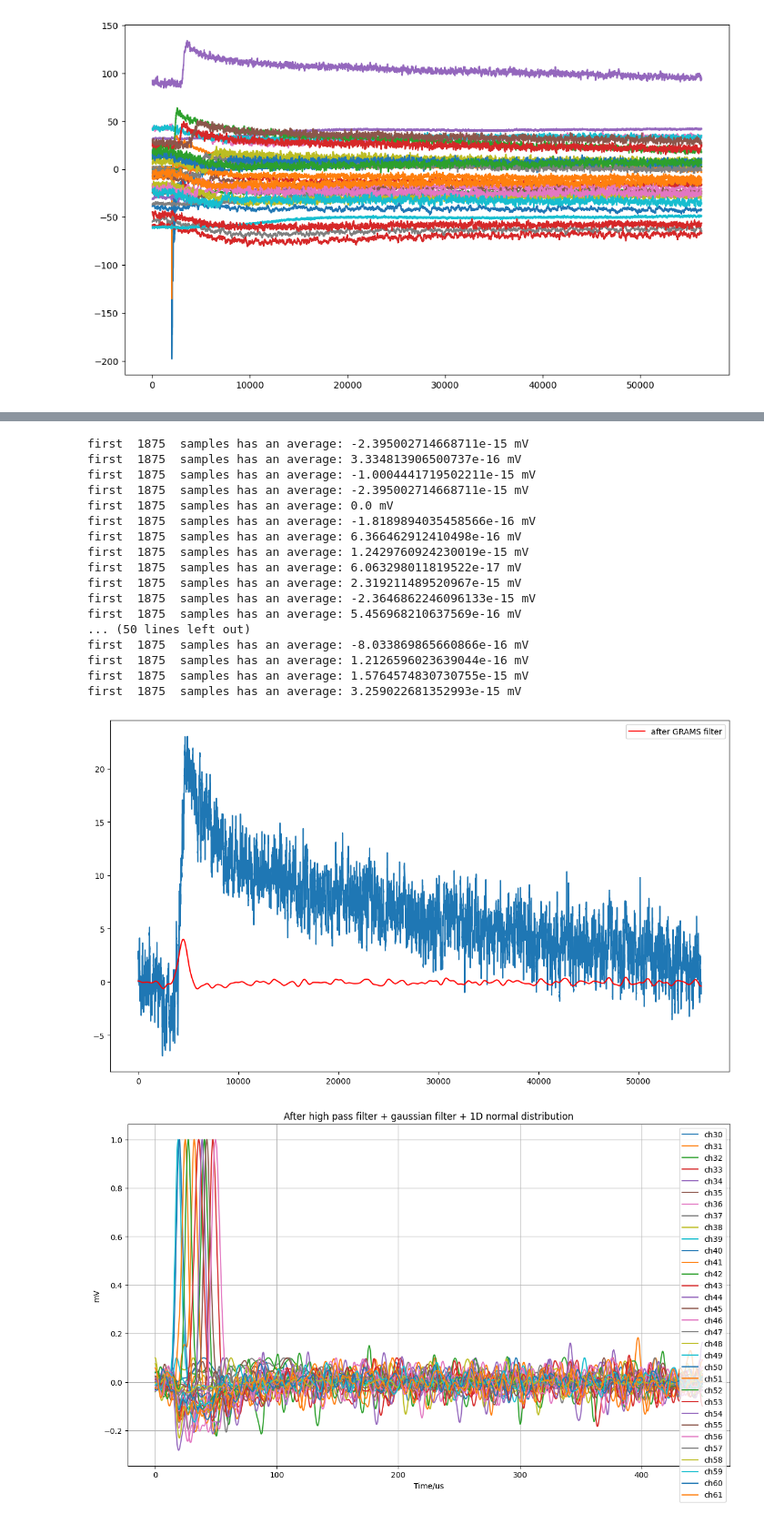
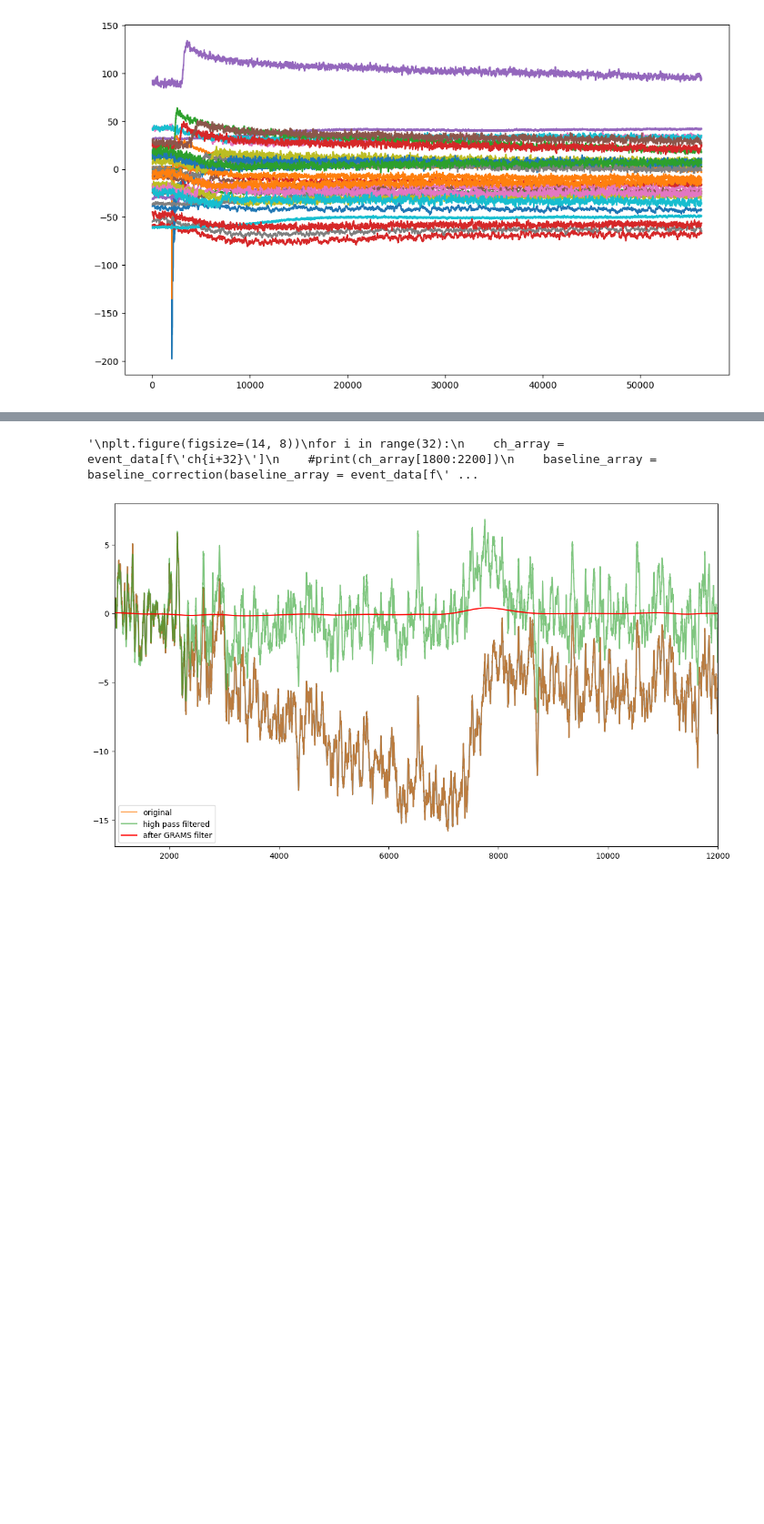
Before and after one commit to Eclipsedclaw/GramsAnalysis, a Jupyter notebook: other/microGRAMS_track_reconstruction_chbych.ipynb, the cells around one changed output, grey strips where cells are left out. Shown at 91% size. Saved outputs shown, nothing was run; the diff lists cells and outputs as text; code cells hidden in the pictures; blank space fills up the shorter version.

```diff
--- a/other/microGRAMS_track_reconstruction_chbych.ipynb
+++ b/other/microGRAMS_track_reconstruction_chbych.ipynb
@@ -129,15 +129,15 @@ from scipy.signal import butter, lfilter
 from scipy.ndimage import gaussian_filter1d
 from scipy.stats import norm
 
-temp_corrected_array = baseline_correction(baseline_array = event_data['ch33'].to_numpy())
+temp_corrected_array = baseline_correction(baseline_array = event_data['ch52'].to_numpy())
 
 after_shaper = GRAMS_shaper(signal=temp_corrected_array, peaking_time=5, sampling_rate=125, gain=700)
 
 def GRAMS_shaper_trial_1(raw_waveform, filter_order, critical_frequency, gaussian_sigma, gain, shaping_time=5, sampling_rate=125):
     b, a = butter(filter_order, critical_frequency, 'high')
-    #plt.plot(raw_waveform, alpha = 0.7, label = 'original')
+    plt.plot(raw_waveform, alpha = 0.7, label = 'original')
     high_pass_filtered = lfilter(b, a, raw_waveform)
-    #plt.plot(high_pass_filtered, alpha = 0.6, label = 'high pass filtered')
+    plt.plot(high_pass_filtered, alpha = 0.6, label = 'high pass filtered')
 
     # This is for lifting baseline, not trustworthy now
     #high_pass_filtered = (high_pass_filtered - np.min(high_pass_filtered)) / (np.max(high_pass_filtered) - np.min(high_pass_filtered)) * np.max(high_pass_filtered)
@@ -159,17 +159,24 @@ def GRAMS_shaper_trial_1(raw_waveform, filter_order, critical_frequency, gaussia
     """
     return gaussian_filtered * gain
 
+def GRAMS_high_pass(raw_waveform, filter_order, critical_frequency):
+    b, a = butter(filter_order, critical_frequency, 'high')
+    high_pass_filtered = lfilter(b, a, raw_waveform)
+    return high_pass_filtered
+
 
 plt.figure(figsize=(14, 8))
-baseline_array = baseline_correction(baseline_array = event_data['ch55'].to_numpy())
+baseline_array = baseline_correction(baseline_array = event_data['ch60'].to_numpy())
 plt.plot(baseline_array)
 single_filtered_channel = GRAMS_shaper_trial_1(baseline_array, filter_order=1, critical_frequency=0.001, gaussian_sigma=250, shaping_time = 5, gain=4, sampling_rate=125)
+plt.xlim(1000, 12000)
+#plt.ylim(-30, 60)
 plt.plot(single_filtered_channel, c='red', label='after GRAMS filter')
 plt.legend()
 
 
 drift_time = np.arange(0, len(single_filtered_channel), 1) / 125
-
+"""
 plt.figure(figsize=(14, 8))
 for i in range(32):
     ch_array = event_data[f'ch{i+32}']
@@ -192,49 +199,33 @@ fig, axs = plt.subplots(2, 1, figsize=(14, 12))
 for i in range(16):  # 16 channels from ch32 to ch47
     ch_array = event_data[f'ch{i+32}']
     baseline_array = baseline_correction(baseline_array=ch_array.to_numpy())
     corrected_array = GRAMS_shaper_trial_1(baseline_array, filter_order=1, critical_frequency=0.001, gaussian_sigma=250, gain=1)
     axs[0].plot(drift_time, corrected_array, label=f'ch{i+32}')  # Adjusted label for clarity
 
 # Customizing the first subplot
 axs[0].grid()
 axs[0].legend()
 axs[0].set_ylabel("mV")
 axs[0].set_xlabel("Time/us")
 axs[0].set_title("After High Pass Filter + Gaussian Filter + 1D Normal Distribution (Channels 32-47)")
 
 # Second subplot for channels ch48 to ch63
 for i in range(16):  # 16 channels from ch48 to ch63
     ch_array = event_data[f'ch{i+48}']
     baseline_array = baseline_correction(baseline_array=ch_array.to_numpy())
     corrected_array = GRAMS_shaper_trial_1(baseline_array, filter_order=1, critical_frequency=0.001, gaussian_sigma=250, gain=1)
     axs[1].plot(drift_time, corrected_array, label=f'ch{i+48}')  # Adjusted label for clarity
 
 # Customizing the second subplot
 axs[1].grid()
 axs[1].legend()
 axs[1].set_ylabel("mV")
 axs[1].set_xlabel("Time/us")
 axs[1].set_title("After High Pass Filter + Gaussian Filter + 1D Normal Distribution (Channels 48-63)")
 
 # Adjust layout for better spacing
 plt.show()
+"""
 # %% [output]
-first  1875  samples has an average: -2.395002714668711e-15 mV
-first  1875  samples has an average: 3.334813906500737e-16 mV
-first  1875  samples has an average: -1.0004441719502211e-15 mV
-first  1875  samples has an average: -2.395002714668711e-15 mV
-first  1875  samples has an average: 0.0 mV
-first  1875  samples has an average: -1.8189894035458566e-16 mV
-first  1875  samples has an average: 6.366462912410498e-16 mV
-first  1875  samples has an average: 1.2429760924230019e-15 mV
-first  1875  samples has an average: 6.063298011819522e-17 mV
-first  1875  samples has an average: 2.319211489520967e-15 mV
-first  1875  samples has an average: -2.3646862246096133e-15 mV
-first  1875  samples has an average: 5.456968210637569e-16 mV
-... (50 lines left out)
-first  1875  samples has an average: -8.033869865660866e-16 mV
-first  1875  samples has an average: 1.2126596023639044e-16 mV
-first  1875  samples has an average: 1.5764574830730755e-15 mV
-first  1875  samples has an average: 3.259022681352993e-15 mV
+'\nplt.figure(figsize=(14, 8))\nfor i in range(32):\n    ch_array = event_data[f\'ch{i+32}\']\n    #print(ch_array[1800:2200])\n    baseline_array = baseline_correction(baseline_array = event_data[f\' ...
-[figure, old version]
+[figure, new version]
-[figure, removed]
```
Also changed, not shown: parts of 12 cells of this notebook, 1 other file.
